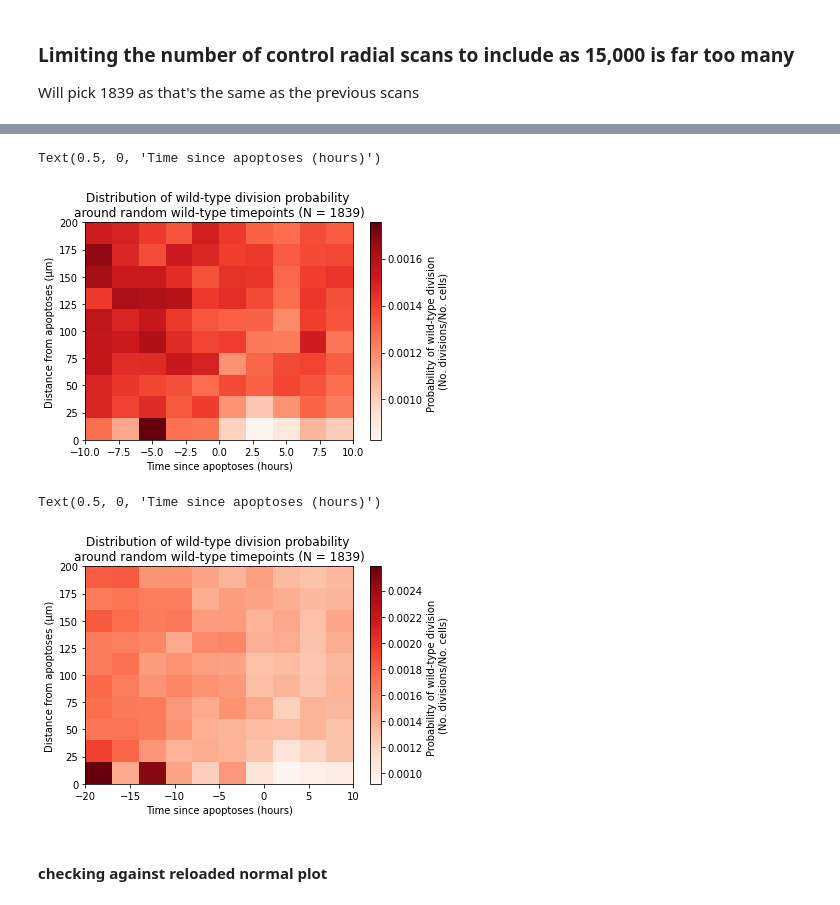
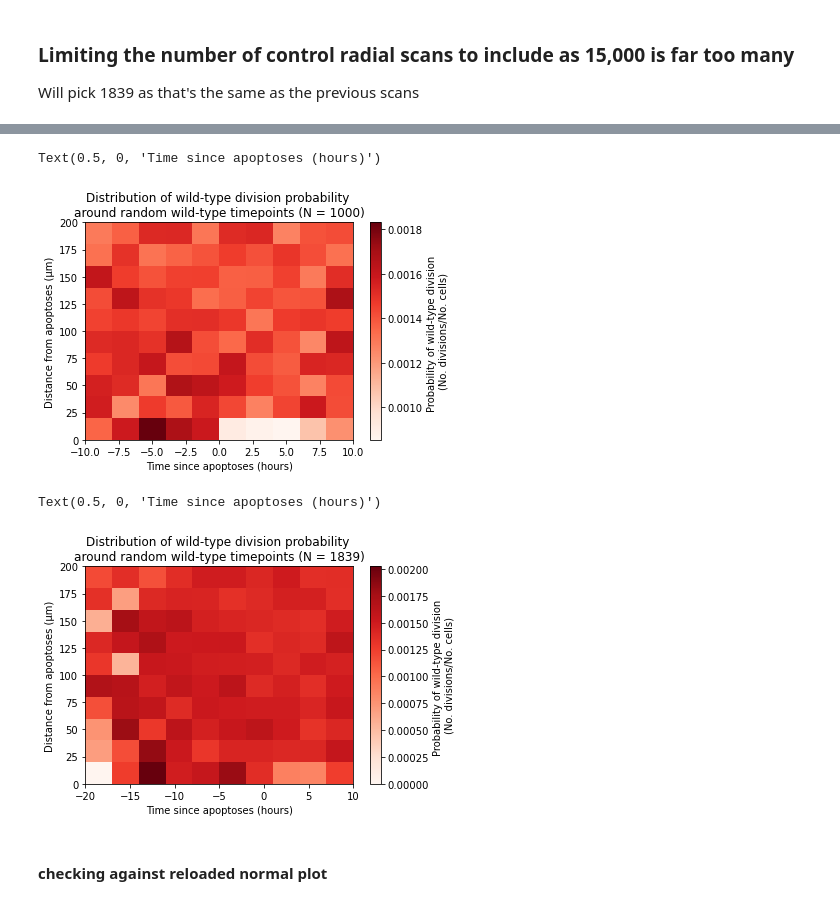
Before and after one commit to nthndy/cell-comp-analysis, a Jupyter notebook: radial_analysis/radial_analysis_lite.ipynb, the cells around one changed output, grey strips where cells are left out. Saved outputs shown, nothing was run; the diff lists cells and outputs as text; code cells hidden in the pictures.

```diff
--- a/radial_analysis/radial_analysis_lite.ipynb
+++ b/radial_analysis/radial_analysis_lite.ipynb
@@ -552,28 +841,3 @@ N_events_df = load_radial_df(cell_count_files,
-# %%
-N_cells_df = []
-N_cells_apop_xy = []
-N_apop_cells = 0
-for file in tqdm(cell_count_files):
-    apo_t, apo_x, apo_y = [int(re.search('txy_(\d+)_(\d+)_(\d+)', file)[i]) for i in range(1,4)]
-    ### check if xy falls within range
-    if apo_x in x_range and apo_y in y_range:
-        df = pd.read_csv(file, names = ['Cell ID', 'Distance from apoptosis', 'Frame', 'x', 'y'])
-        ### tidy up dataframe
-        df['Cell ID'] = df['Cell ID'].str.replace('[()]', '')
-        df['y'] = df['y'].str.replace('[()]', '')
-        df = df.astype(int)
-        ### normalise time
-        df['Time since apoptosis'] = df['Frame'] - apo_t
-        ### eliminate boundary counts
-        df = df.loc[(df['x'] >= crop_amount) & (df['x'] <= 1200-crop_amount) & (df['y'] >= crop_amount) & (df['y'] <= 1600-crop_amount)]
-        N_cells_df.append(df)
-        apop_xy = apo_x, apo_y
-        N_cells_apop_xy.append(apop_xy)
-        N_apop_cells +=1
-N_cells_apop_xy_df = pd.DataFrame(N_cells_apop_xy, columns = ['x', 'y'])
-N_cells_df = pd.concat(N_cells_df, axis = 0, ignore_index = True)
-N_cells_df['Time since apoptosis'] = N_cells_df['Time since apoptosis']*(4/60)
-N_cells_df['Distance from apoptosis'] = N_cells_df['Distance from apoptosis']/3
 # %%
 sns.histplot(N_cells_apop_xy_df, x = 'x', y = 'y', cbar = True,)
 plt.title(f'Spatial distribution of filtered Scr. apoptoses (R = {R})')
@@ -947,7 +1245,7 @@ Will pick 1839 as that's the same as the previous scans
 output_path = f'/home/nathan/data/results/radial_analysis_output/follow/raw_lists/1600.1600/wt_control_wt_div_xyt/'
 radius, t_range = 1600,1600
 # %%
-files = natsorted(glob.glob(f'{output_path}{radius}.{t_range}/*.csv'))[0:(1839*2)]
+files = natsorted(glob.glob(f'{output_path}{radius}.{t_range}/*.csv'))[0:2000]
 event_files = [file for file in files if 'N_events' in file]
 cell_count_files = [file for file in files if 'N_cells' in file]
 # %%
@@ -989,27 +1287,27 @@ t_range = (-10,10)
 R_max = 200
 bins = (10, 10)
 P_events_c, xedges, yedges,  N_events, N_cells = render(control_N_event_df, control_N_cell_df, bins, t_range, R_max)
-pc = plt.pcolormesh(xedges, yedges, P_events.T, cmap = 'Reds', )
+pc = plt.pcolormesh(xedges, yedges, P_events_c.T, cmap = 'Reds', )
 plt.colorbar(label = 'Probability of wild-type division \n(No. divisions/No. cells)',)
-plt.title('Distribution of wild-type division probability \naround random wild-type timepoints (N = 1839)')
+plt.title('Distribution of wild-type division probability \naround random wild-type timepoints (N = 1000)')
 plt.ylabel('Distance from apoptoses (μm)')
 plt.xlabel('Time since apoptoses (hours)')
 # %% [output]
 Text(0.5, 0, 'Time since apoptoses (hours)')
-[figure, old version]
+[figure, new version]
 # %%
 t_range = (-20,10)
 R_max = 200
 bins = (10, 10)
 P_events_c, xedges, yedges,  N_events_c, N_cells_c = render(control_N_event_df, control_N_cell_df, bins, t_range, R_max)
-pc = plt.pcolormesh(xedges, yedges, P_events.T, cmap = 'Reds', )
+pc = plt.pcolormesh(xedges, yedges, P_events_c.T, cmap = 'Reds', )
 plt.colorbar(label = 'Probability of wild-type division \n(No. divisions/No. cells)',)
 plt.title('Distribution of wild-type division probability \naround random wild-type timepoints (N = 1839)')
 plt.ylabel('Distance from apoptoses (μm)')
 plt.xlabel('Time since apoptoses (hours)')
 # %% [output]
 Text(0.5, 0, 'Time since apoptoses (hours)')
-[figure, old version]
+[figure, new version]
 # %% [markdown]
 #### checking against reloaded normal plot
 # %%
```
Also changed, not shown: parts of 84 cells of this notebook, 1 other file.
